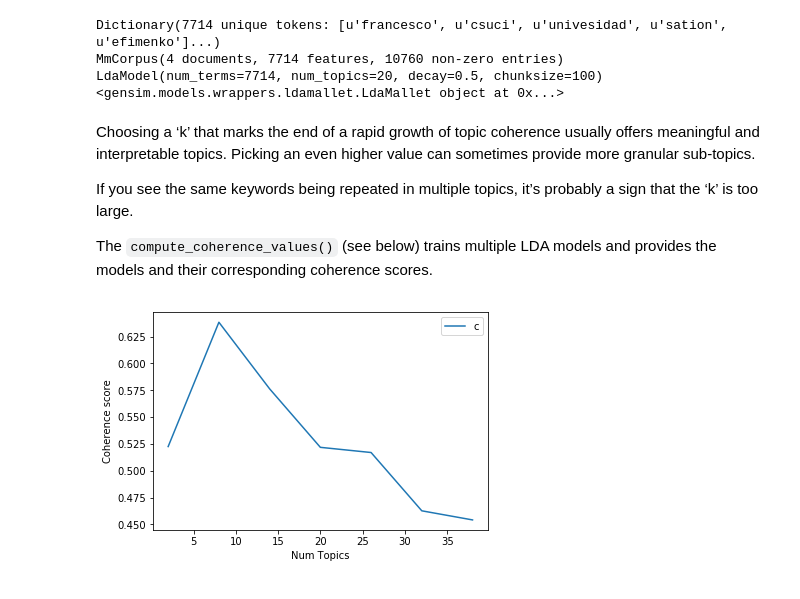
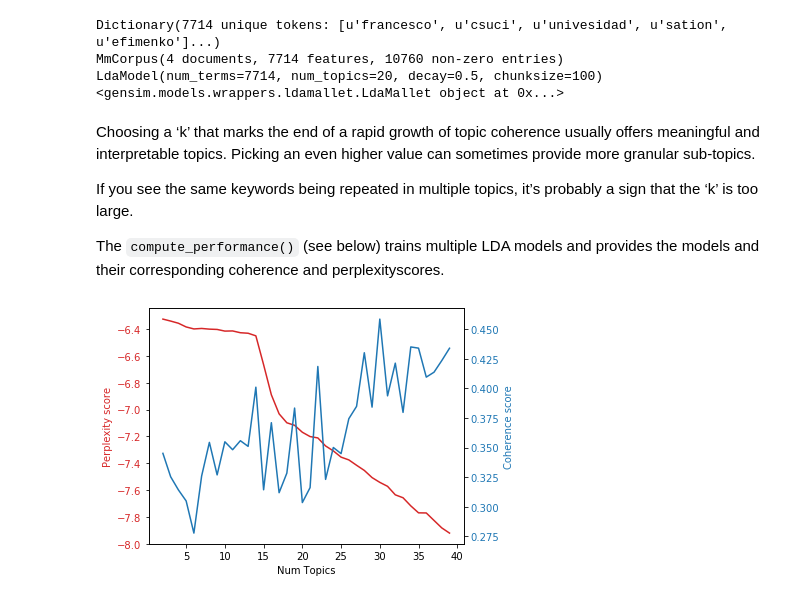
Before and after one commit to storopoli/topic-modelling, a Jupyter notebook: Notebooks/gensim-optimal-topics.ipynb, the cells around one changed output. Drawn from its saved outputs; the diff is of its cells as text; code cells hidden in the pictures.

Commit message:
New compute perfomance functios
Added compute_performance.py, compute_performance_multicore.py.

Updated gensim-optimal-topics to show also perplexity values.

```diff
--- a/Notebooks/gensim-optimal-topics.ipynb
+++ b/Notebooks/gensim-optimal-topics.ipynb
@@ -54,5 +41,5 @@ Choosing a ‘k’ that marks the end of a rapid growth of topic coherence usual
 
 If you see the same keywords being repeated in multiple topics, it’s probably a sign that the ‘k’ is too large.
 
-The `compute_coherence_values()` (see below) trains multiple LDA models and provides the models and their corresponding coherence scores.
+The `compute_performance()` (see below) trains multiple LDA models and provides the models and their corresponding coherence and perplexityscores.
 # %%
@@ -89,20 +83,30 @@ mallet_path = 'mallet-2.0.8/bin/mallet' # update this path
 # %%
 # Can take a long time to run.
-model_list, coherence_values = compute_coherence_values(dictionary=dictionary,
+model_list, coherence_values, perplexity_values = compute_performance(dictionary=dictionary,
                                                         corpus=corpus,
-                                                        texts=documents,
-                                                        start=2, limit=40, step=6)
+                                                        texts=lemmatized_output,
+                                                        start=2, limit=40, step=1)
-# %%
-# Show graph
-limit=40; start=2; step=6;
-x = range(start, limit, step)
-plt.plot(x, coherence_values)
-plt.xlabel("Num Topics")
-plt.ylabel("Coherence score")
-plt.legend(("coherence_values"), loc='best')
-plt.show()
-# %% [output]
-[figure, removed]
+# %%
+# Show graph
+limit=40; start=2; step=1;
+x = range(start, limit, step)
+fig, ax1 = plt.subplots()
+color = 'tab:red'
+plt.xlabel("Num Topics")
+plt.ylabel("Perplexity score", color=color)
+ax1.plot(x, perplexity_values, color=color)
+ax1.tick_params(axis='y', labelcolor=color)
+
+ax2 = ax1.twinx() # instantiate a second axes that shares the same x-axis
+color = 'tab:blue'
+ax2.set_ylabel('Coherence score', color=color)  # we already handled the x-label with ax1
+ax2.plot(x, coherence_values, color=color)
+ax2.tick_params(axis='y', labelcolor=color)
+
+fig.tight_layout()  # otherwise the right y-label is slightly clipped
+plt.show()
+# %% [output]
+[figure, added]
 # %%
 # Print the coherence scores
 count = 0
```
Also changed, not shown: parts of 5 cells of this notebook, 3 other files.
